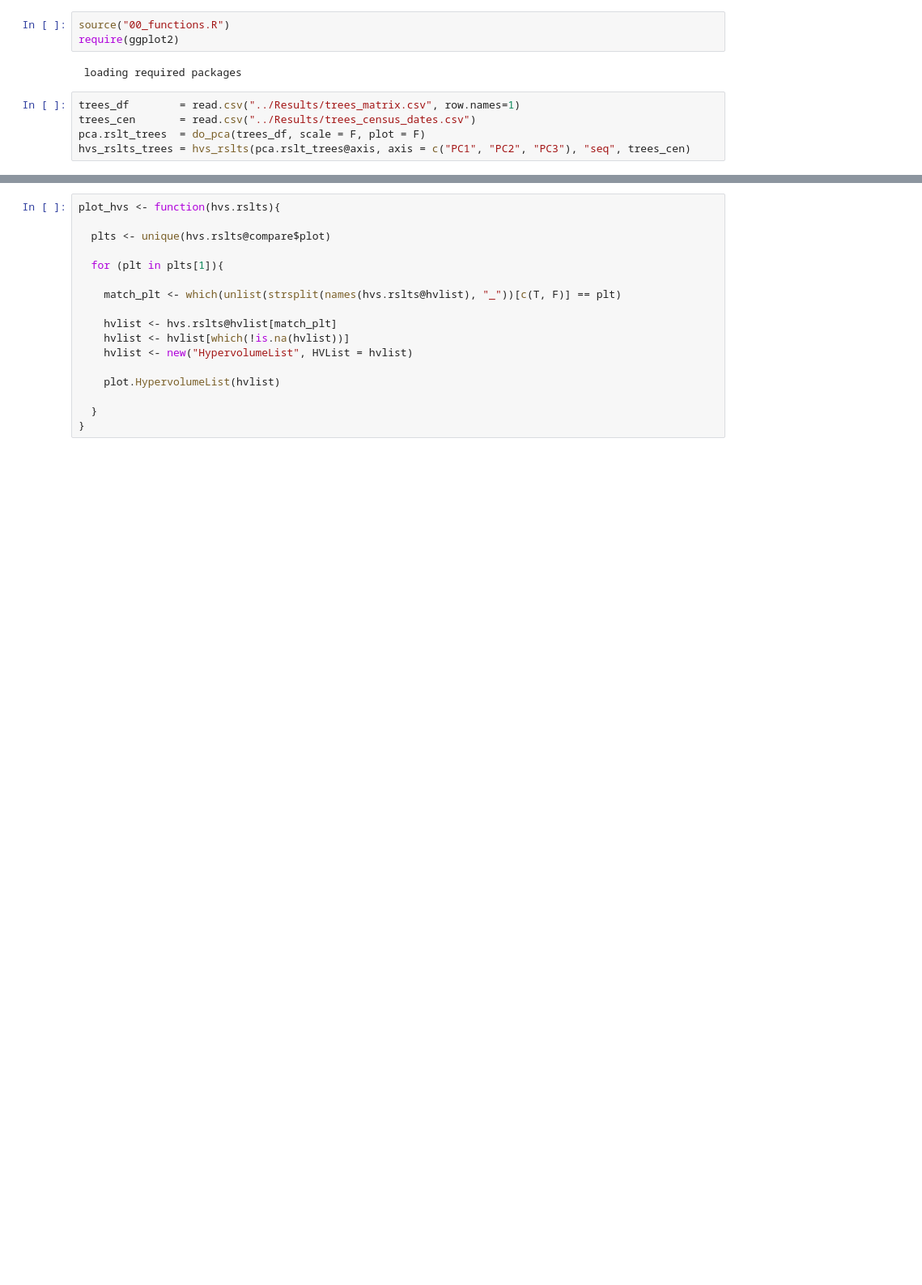
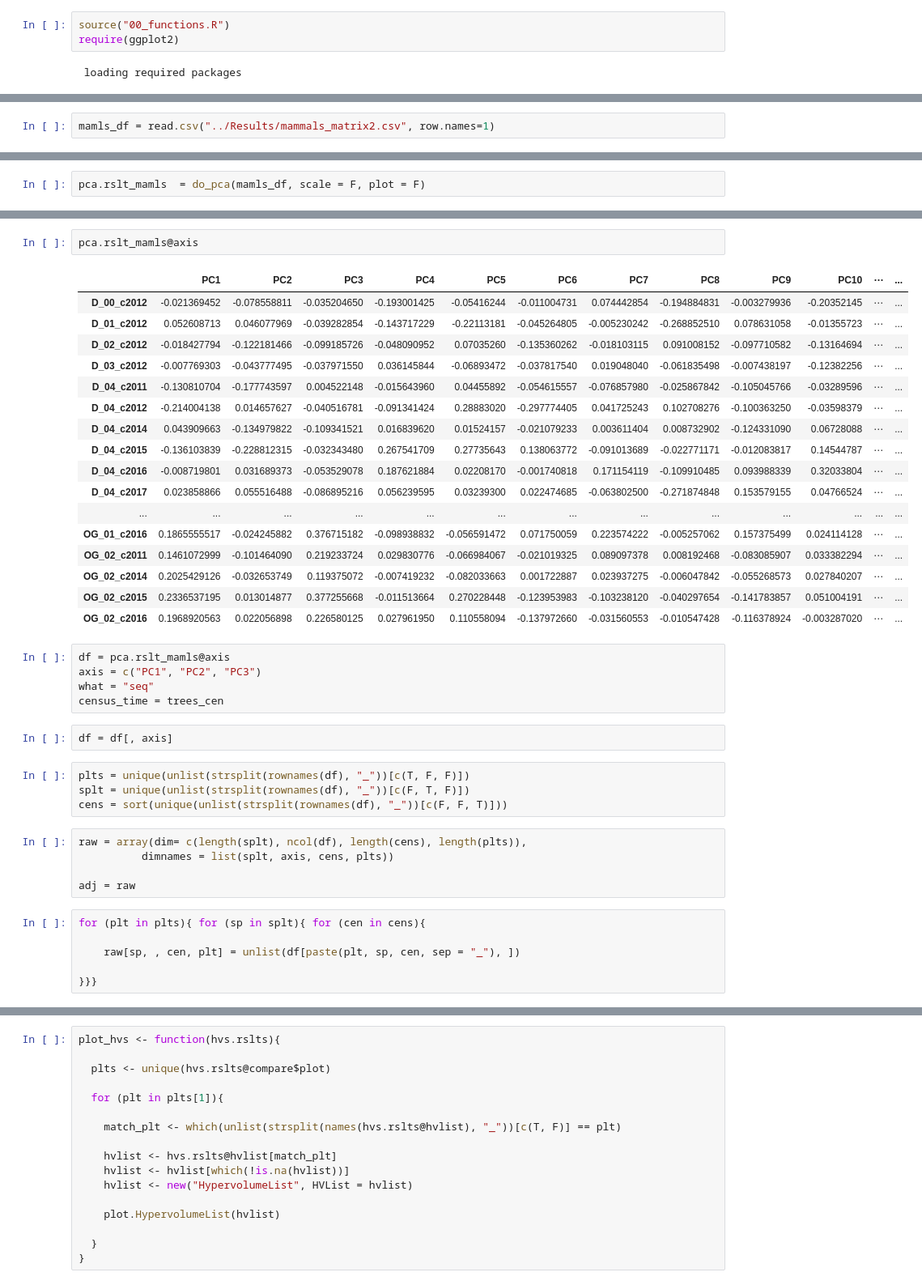
Before and after one commit to dbridg15/masters_project, a Jupyter notebook: Code/playing.ipynb, the cells around one changed output, grey strips where cells are left out. Shown at 81% size. Drawn from its saved outputs; the diff is of its cells as text; blank space fills up the shorter version.

Commit message:
still sorting mammals

```diff
--- a/Code/playing.ipynb
+++ b/Code/playing.ipynb
@@ -3,8 +3,3 @@ source("00_functions.R")
 require(ggplot2)
 # %% [output]
  loading required packages
-# %%
-trees_df        = read.csv("../Results/trees_matrix.csv", row.names=1)
-trees_cen       = read.csv("../Results/trees_census_dates.csv")
-pca.rslt_trees  = do_pca(trees_df, scale = F, plot = F)
-hvs_rslts_trees = hvs_rslts(pca.rslt_trees@axis, axis = c("PC1", "PC2", "PC3"), "seq", trees_cen)
@@ -13,0 +6,2 @@ Comparing Hypervolume 27  of  27 :  Tower_c3-c4
+# %%
+mamls_df = read.csv("../Results/mammals_matrix2.csv", row.names=1)
@@ -13,0 +10,2 @@ Comparing Hypervolume 27  of  27 :  Tower_c3-c4
+# %%
+pca.rslt_mamls  = do_pca(mamls_df, scale = F, plot = F)
@@ -13,0 +30,42 @@ Comparing Hypervolume 27  of  27 :  Tower_c3-c4
+# %%
+pca.rslt_mamls@axis
+# %% [output]
+|  | PC1 | PC2 | PC3 | PC4 | PC5 | PC6 | PC7 | PC8 | PC9 | PC10 | ⋯ | ... |
+| D_00_c2012 | -0.021369452 | -0.078558811 | -0.035204650 | -0.193001425 | -0.05416244 | -0.011004731 | 0.074442854 | -0.194884831 | -0.003279936 | -0.20352145 | ⋯ | ... |
+| D_01_c2012 | 0.052608713 | 0.046077969 | -0.039282854 | -0.143717229 | -0.22113181 | -0.045264805 | -0.005230242 | -0.268852510 | 0.078631058 | -0.01355723 | ⋯ | ... |
+| D_02_c2012 | -0.018427794 | -0.122181466 | -0.099185726 | -0.048090952 | 0.07035260 | -0.135360262 | -0.018103115 | 0.091008152 | -0.097710582 | -0.13164694 | ⋯ | ... |
+| D_03_c2012 | -0.007769303 | -0.043777495 | -0.037971550 | 0.036145844 | -0.06893472 | -0.037817540 | 0.019048040 | -0.061835498 | -0.007438197 | -0.12382256 | ⋯ | ... |
+| D_04_c2011 | -0.130810704 | -0.177743597 | 0.004522148 | -0.015643960 | 0.04455892 | -0.054615557 | -0.076857980 | -0.025867842 | -0.105045766 | -0.03289596 | ⋯ | ... |
+| D_04_c2012 | -0.214004138 | 0.014657627 | -0.040516781 | -0.091341424 | 0.28883020 | -0.297774405 | 0.041725243 | 0.102708276 | -0.100363250 | -0.03598379 | ⋯ | ... |
+| D_04_c2014 | 0.043909663 | -0.134979822 | -0.109341521 | 0.016839620 | 0.01524157 | -0.021079233 | 0.003611404 | 0.008732902 | -0.124331090 | 0.06728088 | ⋯ | ... |
+| D_04_c2015 | -0.136103839 | -0.228812315 | -0.032343480 | 0.267541709 | 0.27735643 | 0.138063772 | -0.091013689 | -0.022771171 | -0.012083817 | 0.14544787 | ⋯ | ... |
+| D_04_c2016 | -0.008719801 | 0.031689373 | -0.053529078 | 0.187621884 | 0.02208170 | -0.001740818 | 0.171154119 | -0.109910485 | 0.093988339 | 0.32033804 | ⋯ | ... |
+| D_04_c2017 | 0.023858866 | 0.055516488 | -0.086895216 | 0.056239595 | 0.03239300 | 0.022474685 | -0.063802500 | -0.271874848 | 0.153579155 | 0.04766524 | ⋯ | ... |
+| ... | ... | ... | ... | ... | ... | ... | ... | ... | ... | ... | ... | ... |
+| OG_01_c2016 | 0.1865555517 | -0.024245882 | 0.376715182 | -0.098938832 | -0.056591472 | 0.071750059 | 0.223574222 | -0.005257062 | 0.157375499 | 0.024114128 | ⋯ | ... |
+| OG_02_c2011 | 0.1461072999 | -0.101464090 | 0.219233724 | 0.029830776 | -0.066984067 | -0.021019325 | 0.089097378 | 0.008192468 | -0.083085907 | 0.033382294 | ⋯ | ... |
+| OG_02_c2014 | 0.2025429126 | -0.032653749 | 0.119375072 | -0.007419232 | -0.082033663 | 0.001722887 | 0.023937275 | -0.006047842 | -0.055268573 | 0.027840207 | ⋯ | ... |
+| OG_02_c2015 | 0.2336537195 | 0.013014877 | 0.377255668 | -0.011513664 | 0.270228448 | -0.123953983 | -0.103238120 | -0.040297654 | -0.141783857 | 0.051004191 | ⋯ | ... |
+| OG_02_c2016 | 0.1968920563 | 0.022056898 | 0.226580125 | 0.027961950 | 0.110558094 | -0.137972660 | -0.031560553 | -0.010547428 | -0.116378924 | -0.003287020 | ⋯ | ... |
+# %%
+df = pca.rslt_mamls@axis
+axis = c("PC1", "PC2", "PC3")
+what = "seq"
+census_time = trees_cen
+# %%
+df = df[, axis]
+# %%
+plts = unique(unlist(strsplit(rownames(df), "_"))[c(T, F, F)])
+splt = unique(unlist(strsplit(rownames(df), "_"))[c(F, T, F)])
+cens = sort(unique(unlist(strsplit(rownames(df), "_"))[c(F, F, T)]))
+# %%
+raw = array(dim= c(length(splt), ncol(df), length(cens), length(plts)),
+          dimnames = list(splt, axis, cens, plts))
+
+adj = raw
+# %%
+for (plt in plts){ for (sp in splt){ for (cen in cens){
+
+    raw[sp, , cen, plt] = unlist(df[paste(plt, sp, cen, sep = "_"), ])
+
+}}}
```
Also changed, not shown: parts of 13 cells of this notebook, 6 other files.
